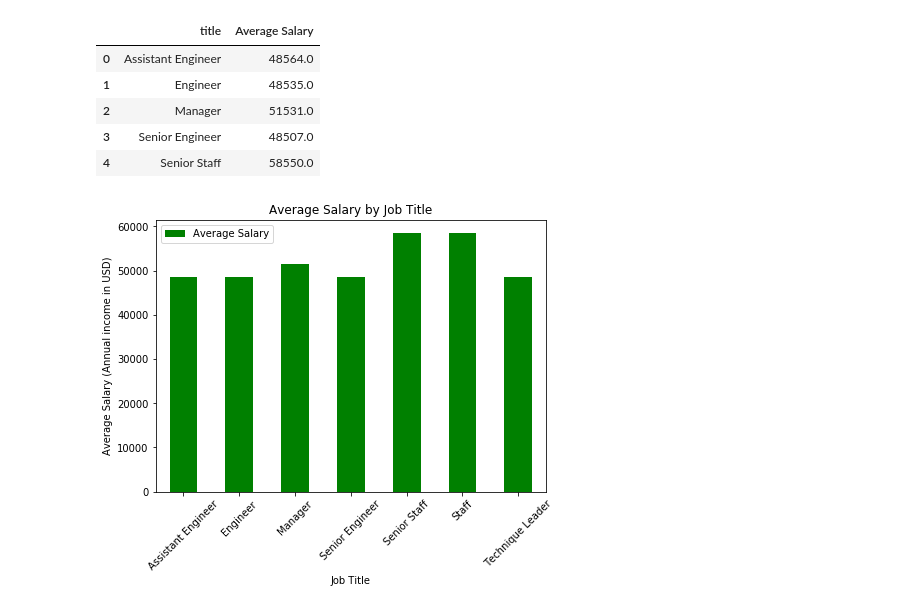
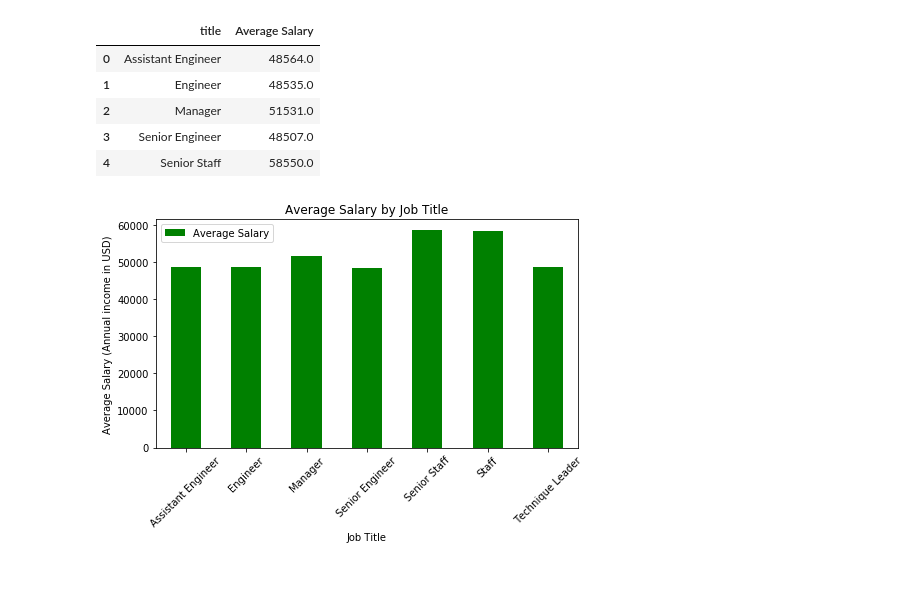
Before and after one commit to improvbutterfly/sql-challenge, a Jupyter notebook: bonus.ipynb, the cells around one changed output. Drawn from its saved outputs; the diff is of its cells as text; code cells hidden in the pictures; blank space fills up the shorter version.

Commit message:
Fixed bar chart display image

```diff
--- a/bonus.ipynb
+++ b/bonus.ipynb
@@ -72,14 +72,14 @@ salary_by_title_data.head()
 # %%
 #Create a bar chart of average salary by title.
 
 bar_chart = salary_by_title_data.plot(x="title", y="Average Salary", kind="bar", rot=45, figsize=(7,5), color="g", title="Average Salary by Job Title")
 
 # Label graph
 bar_chart.set_xlabel("Job Title")
 bar_chart.set_ylabel("Average Salary (Annual income in USD)")
 
 # Display plot
+plt.tight_layout()
 plt.savefig("images/salary_by_title.png")
-plt.show()
 # %% [output]
-[figure, old version]
+[figure, new version]
```
Also changed, not shown: 1 other file.
